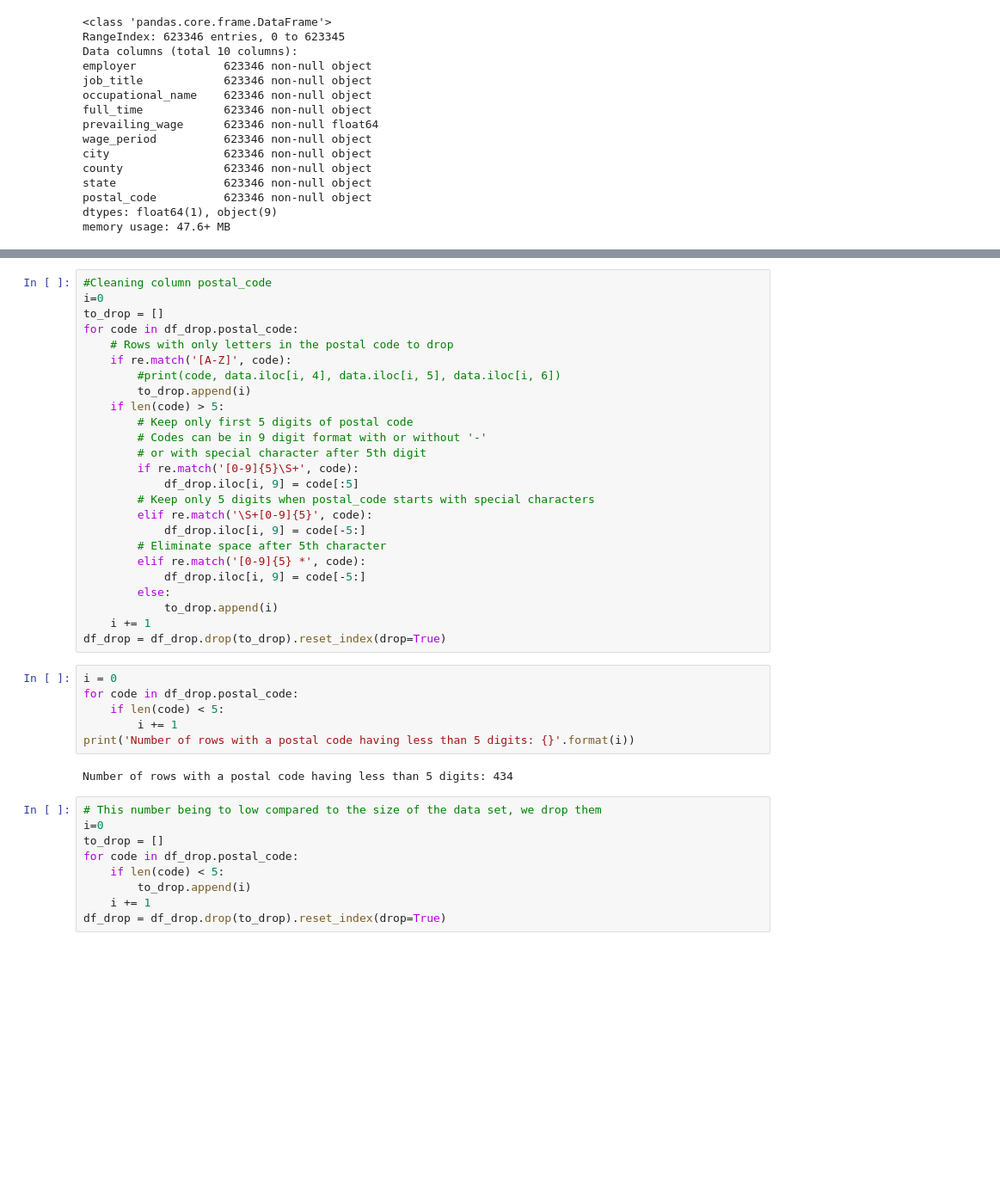
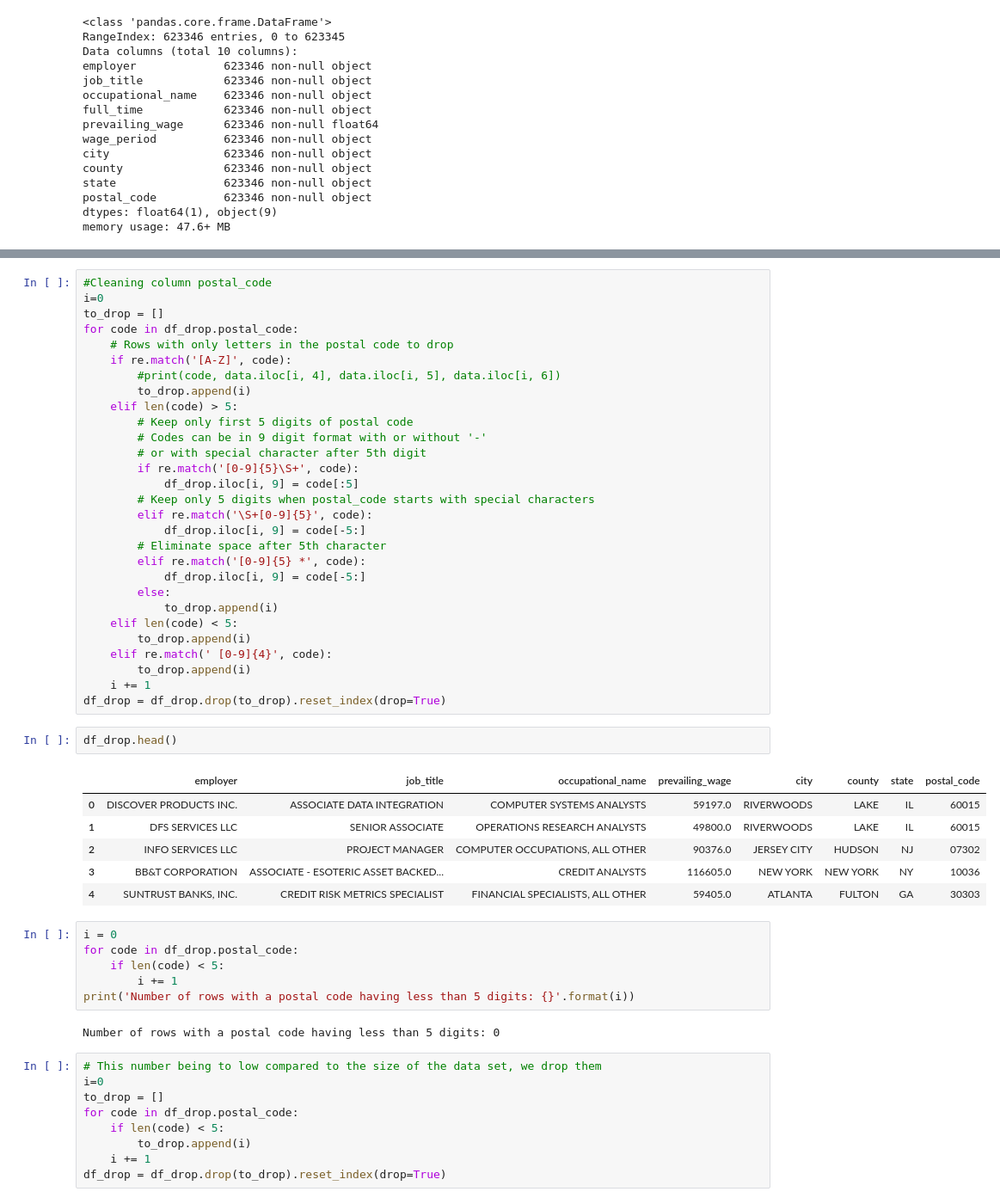
Before and after one commit to pdagger/Springboard_Data_Science, a Jupyter notebook: Capstone_Project_1/data_wrangling.ipynb, the cells around one changed output, grey strips where cells are left out. Shown at 86% size. Cells and saved outputs as stored; diff of their text form; blank space fills up the shorter version.

```diff
--- a/Capstone_Project_1/data_wrangling.ipynb
+++ b/Capstone_Project_1/data_wrangling.ipynb
@@ -117,7 +117,7 @@ for code in df_drop.postal_code:
     if re.match('[A-Z]', code):
         #print(code, data.iloc[i, 4], data.iloc[i, 5], data.iloc[i, 6])
         to_drop.append(i)
-    if len(code) > 5:
+    elif len(code) > 5:
         # Keep only first 5 digits of postal code
         # Codes can be in 9 digit format with or without '-'
         # or with special character after 5th digit
@@ -131,8 +131,21 @@ for code in df_drop.postal_code:
             df_drop.iloc[i, 9] = code[-5:]
         else:
             to_drop.append(i)
+    elif len(code) < 5:
+        to_drop.append(i)
+    elif re.match(' [0-9]{4}', code):
+        to_drop.append(i)
     i += 1
 df_drop = df_drop.drop(to_drop).reset_index(drop=True)
+# %%
+df_drop.head()
+# %% [output]
+|  | employer | job_title | occupational_name | prevailing_wage | city | county | state | postal_code |
+| 0 | DISCOVER PRODUCTS INC. | ASSOCIATE DATA INTEGRATION | COMPUTER SYSTEMS ANALYSTS | 59197.0 | RIVERWOODS | LAKE | IL | 60015 |
+| 1 | DFS SERVICES LLC | SENIOR ASSOCIATE | OPERATIONS RESEARCH ANALYSTS | 49800.0 | RIVERWOODS | LAKE | IL | 60015 |
+| 2 | INFO SERVICES LLC | PROJECT MANAGER | COMPUTER OCCUPATIONS, ALL OTHER | 90376.0 | JERSEY CITY | HUDSON | NJ | 07302 |
+| 3 | BB&T CORPORATION | ASSOCIATE - ESOTERIC ASSET BACKED... | CREDIT ANALYSTS | 116605.0 | NEW YORK | NEW YORK | NY | 10036 |
+| 4 | SUNTRUST BANKS, INC. | CREDIT RISK METRICS SPECIALIST | FINANCIAL SPECIALISTS, ALL OTHER | 59405.0 | ATLANTA | FULTON | GA | 30303 |
 # %%
 i = 0
 for code in df_drop.postal_code:
@@ -140,7 +153,7 @@ for code in df_drop.postal_code:
         i += 1
 print('Number of rows with a postal code having less than 5 digits: {}'.format(i))
 # %% [output]
-Number of rows with a postal code having less than 5 digits: 434
+Number of rows with a postal code having less than 5 digits: 0
 # %%
 # This number being to low compared to the size of the data set, we drop them
 i=0
```
Also changed, not shown: parts of 14 cells of this notebook.
